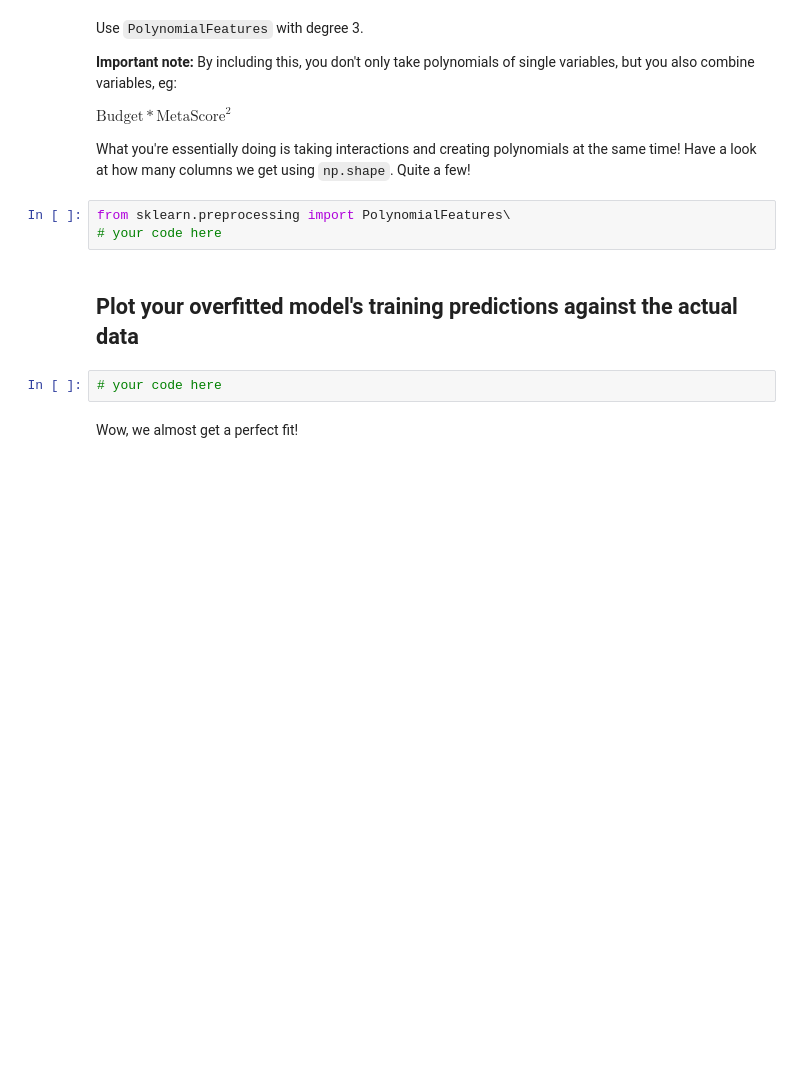
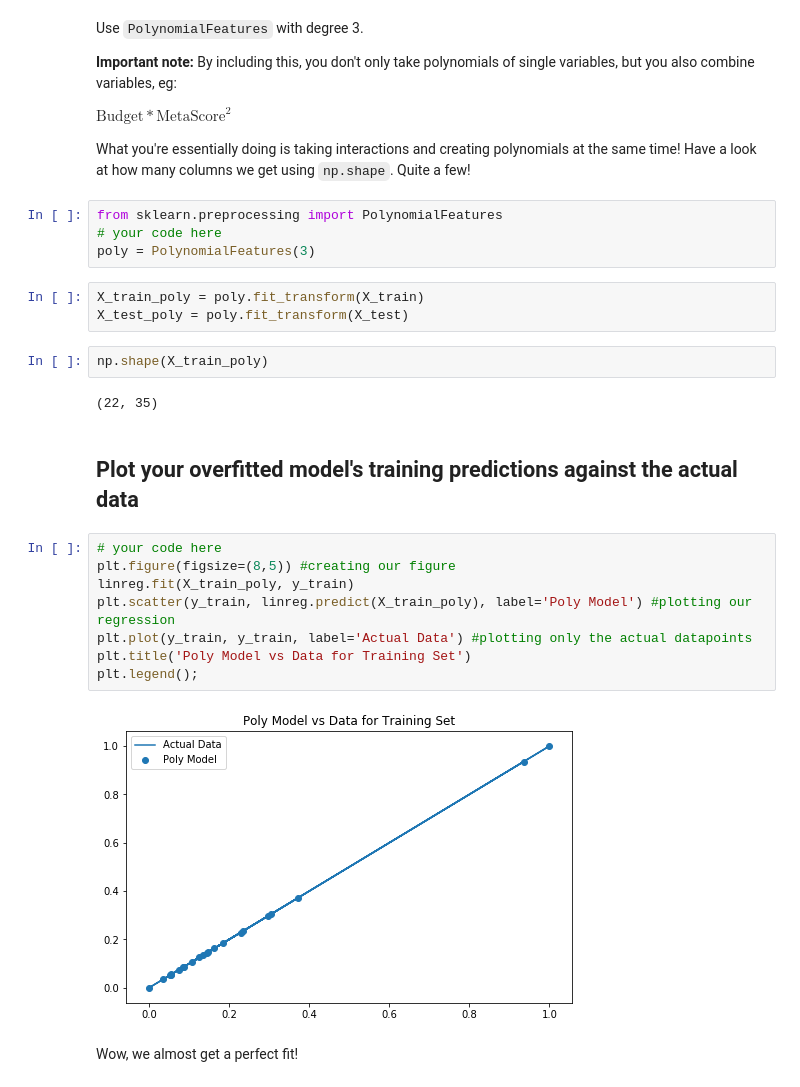
Before and after one commit to MissAle17/dsc-2-24-08-bias-variance-trade-off-lab-online-ds-sp-000, a Jupyter notebook: index.ipynb, the cells around one changed output. Saved outputs shown, nothing was run; the diff lists cells and outputs as text; blank space fills up the shorter version.

```diff
--- a/index.ipynb
+++ b/index.ipynb
@@ -134,12 +147,28 @@ $ \text{Budget} * \text{MetaScore} ^ 2 $
 
 What you're essentially doing is taking interactions and creating polynomials at the same time! Have a look at how many columns we get using `np.shape`. Quite a few!
 # %%
-from sklearn.preprocessing import PolynomialFeatures\
+from sklearn.preprocessing import PolynomialFeatures
 # your code here
+poly = PolynomialFeatures(3)
+# %%
+X_train_poly = poly.fit_transform(X_train)
+X_test_poly = poly.fit_transform(X_test)
+# %%
+np.shape(X_train_poly)
+# %% [output]
+(22, 35)
 # %% [markdown]
 ## Plot your overfitted model's training predictions against the actual data
-# %%
-# your code here
+# %%
+# your code here
+plt.figure(figsize=(8,5)) #creating our figure
+linreg.fit(X_train_poly, y_train)
+plt.scatter(y_train, linreg.predict(X_train_poly), label='Poly Model') #plotting our regression
+plt.plot(y_train, y_train, label='Actual Data') #plotting only the actual datapoints
+plt.title('Poly Model vs Data for Training Set')
+plt.legend();
+# %% [output]
+[figure, added]
 # %% [markdown]
 Wow, we almost get a perfect fit!
 # %% [markdown]
```
Also changed, not shown: parts of 11 cells of this notebook.
